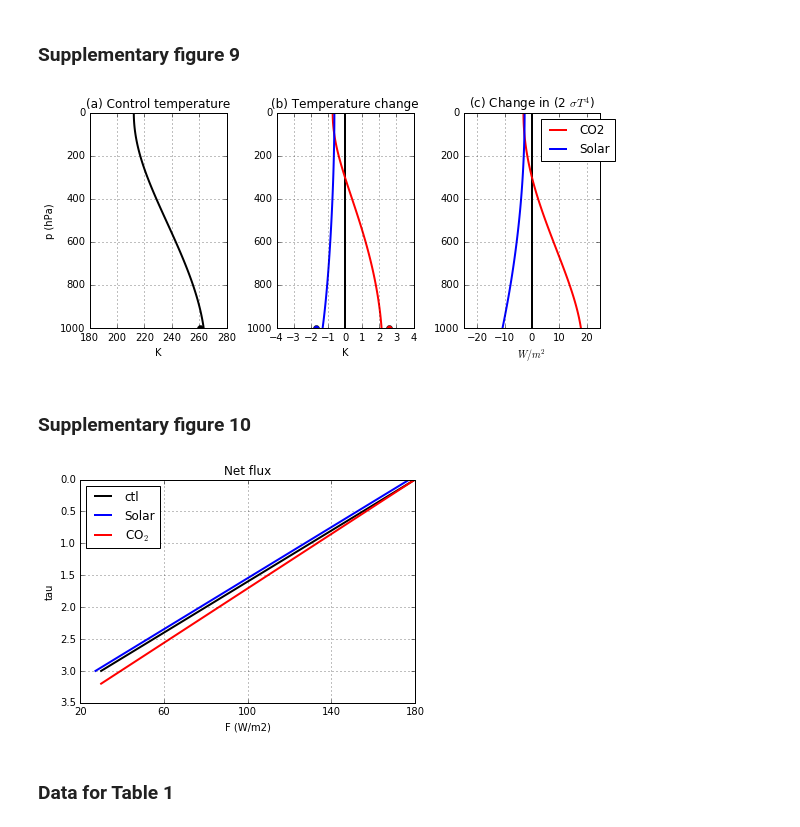
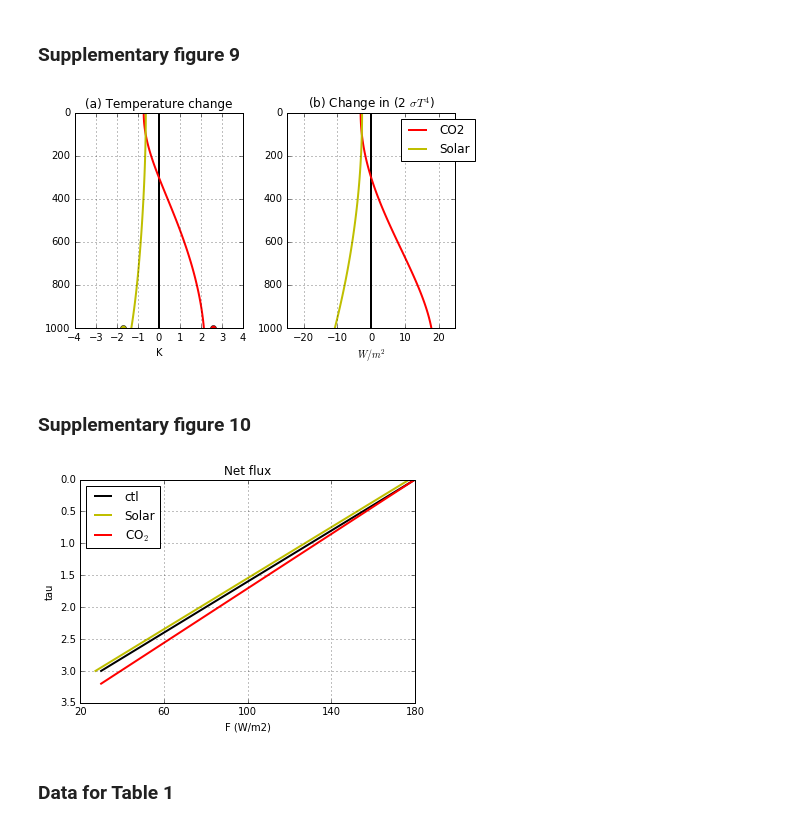
Before and after one commit to matthewjhenry/HM19_SRM, a Jupyter notebook: Henry and Merlis 2019 Solar Radiation Management.ipynb, the cells around one changed output. Drawn from its saved outputs; the diff is of its cells as text; code cells hidden in the pictures.

```diff
--- a/Henry and Merlis 2019 Solar Radiation Management.ipynb
+++ b/Henry and Merlis 2019 Solar Radiation Management.ipynb
@@ -782,50 +772,40 @@ plt.show()
 ### Supplementary figure 9
 # %%
 fig = matplotlib.pyplot.gcf()
-fig.set_size_inches(8, 4)
+fig.set_size_inches(6, 4)
 
-plt.subplot(1,3,1)
-plt.plot(T, p, 'k',linewidth=2)
-plt.plot(Ts, 1000, 'ko',markersize=6)
-plt.xticks(np.linspace(180,280,6))
-plt.gca().invert_yaxis()
-plt.xlabel('K')
-plt.ylabel('p (hPa)')
-plt.title('(a) Control temperature')
-plt.grid()
-
-plt.subplot(1,3,2)
+plt.subplot(1,2,1)
 plt.axvline(x=0,color='k',linewidth=2)
 plt.plot(T_co2-T, p, 'r',linewidth=2,label='CO2')
-plt.plot(T_fs-T, p, 'b',linewidth=2,label='Solar')
-plt.plot(Ts_fs-Ts, 1000, 'bo',markersize=6)
+plt.plot(T_fs-T, p, 'y',linewidth=2,label='Solar')
+plt.plot(Ts_fs-Ts, 1000, 'yo',markersize=6)
 plt.plot(Ts_co2-Ts, 1000, 'ro',markersize=6)
 plt.gca().invert_yaxis()
 plt.xlabel('K')
 plt.xlim([-4,4])
-plt.title('(b) Temperature change')
+plt.title('(a) Temperature change')
 plt.grid()
 
-plt.subplot(1,3,3)
+plt.subplot(1,2,2)
 plt.axvline(x=0,color='k',linewidth=2)
 plt.plot(2*5.67e-8*T_co2**4-2*5.67e-8*T**4, p, 'r',linewidth=2,label='CO2')
-plt.plot(2*5.67e-8*T_fs**4-2*5.67e-8*T**4, p, 'b',linewidth=2,label='Solar')
+plt.plot(2*5.67e-8*T_fs**4-2*5.67e-8*T**4, p, 'y',linewidth=2,label='Solar')
 plt.gca().invert_yaxis()
 lgd =plt.legend( bbox_to_anchor=(1.15, 1))
 plt.xlabel('$W/m^2$')
-plt.title('(c) Change in (2 $\sigma T^4$)')
+plt.title('(b) Change in (2 $\sigma T^4$)')
 plt.xlim([-25,25])
 plt.grid()
 fig.tight_layout()
 plt.savefig('figS9.eps', bbox_extra_artists=(lgd,), bbox_inches='tight')
 plt.show()
 # %% [output]
-[figure, old version]
+[figure, new version]
 # %% [markdown]
 ### Supplementary figure 10
 # %%
 plt.plot(F,tau, 'k',linewidth=2,label='ctl')
-plt.plot(F_fs,tau, 'b',linewidth=2,label='Solar')
+plt.plot(F_fs,tau, 'y',linewidth=2,label='Solar')
 plt.plot(F_co2,tau_co2, 'r',linewidth=2,label='CO$_2$')
 plt.gca().invert_yaxis()
 plt.xticks(np.linspace(20,180,5))
@@ -837,7 +817,7 @@ plt.grid()
 plt.savefig('figS10.eps', bbox_extra_artists=(lgd,), bbox_inches='tight')
 plt.show()
 # %% [output]
-[figure, old version]
+[figure, new version]
 # %% [markdown]
 ### Data for Table 1
 # %%
```
Also changed, not shown: parts of 2 cells of this notebook.
